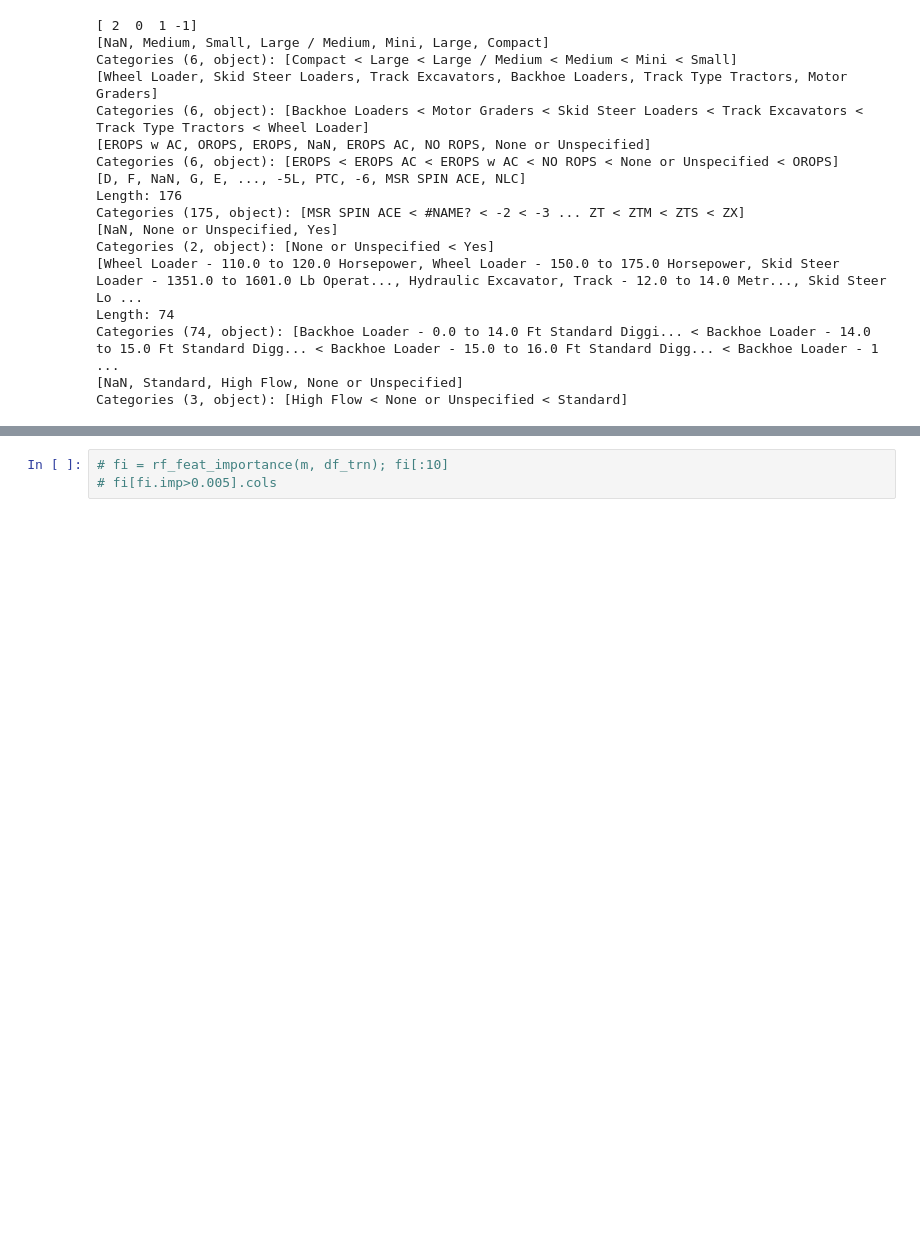
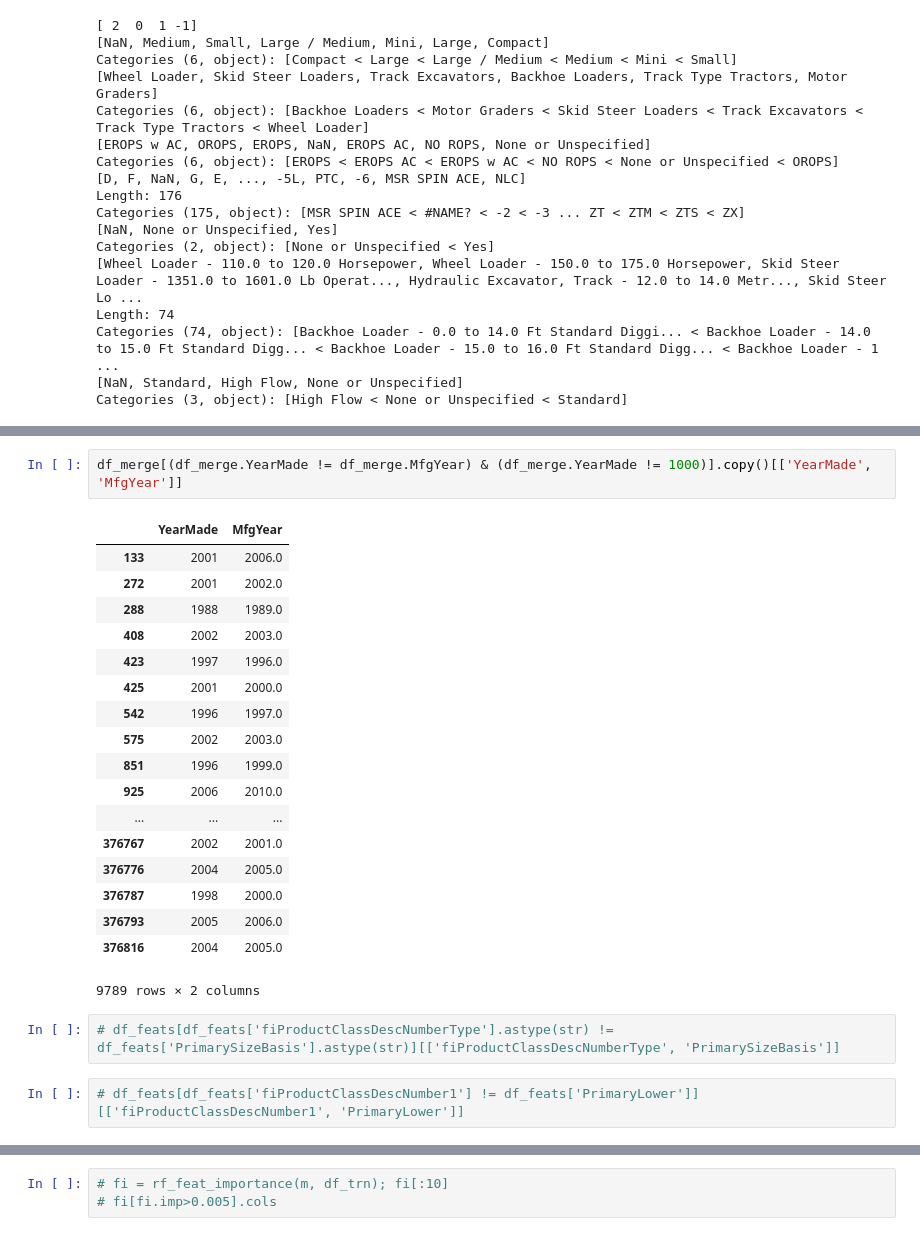
Before and after one commit to davidkobilnyk/fastai, a Jupyter notebook: courses/ml1/lesson2-rf_interpretation.ipynb, the cells around one changed output, grey strips where cells are left out. Cells and saved outputs as stored; diff of their text form; blank space fills up the shorter version.

```diff
--- a/courses/ml1/lesson2-rf_interpretation.ipynb
+++ b/courses/ml1/lesson2-rf_interpretation.ipynb
@@ -239 +272,26 @@ Categories (3, object): [High Flow < None or Unspecified < Standard]
+# %%
+df_merge[(df_merge.YearMade != df_merge.MfgYear) & (df_merge.YearMade != 1000)].copy()[['YearMade', 'MfgYear']]
+# %% [output]
+|  | YearMade | MfgYear |
+| 133 | 2001 | 2006.0 |
+| 272 | 2001 | 2002.0 |
+| 288 | 1988 | 1989.0 |
+| 408 | 2002 | 2003.0 |
+| 423 | 1997 | 1996.0 |
+| 425 | 2001 | 2000.0 |
+| 542 | 1996 | 1997.0 |
+| 575 | 2002 | 2003.0 |
+| 851 | 1996 | 1999.0 |
+| 925 | 2006 | 2010.0 |
+| ... | ... | ... |
+| 376767 | 2002 | 2001.0 |
+| 376776 | 2004 | 2005.0 |
+| 376787 | 1998 | 2000.0 |
+| 376793 | 2005 | 2006.0 |
+| 376816 | 2004 | 2005.0 |
+9789 rows × 2 columns
+# %%
+# df_feats[df_feats['fiProductClassDescNumberType'].astype(str) != df_feats['PrimarySizeBasis'].astype(str)][['fiProductClassDescNumberType', 'PrimarySizeBasis']]
+# %%
+# df_feats[df_feats['fiProductClassDescNumber1'] != df_feats['PrimaryLower']][['fiProductClassDescNumber1', 'PrimaryLower']]
 # %%
```
Also changed, not shown: parts of 25 cells of this notebook.
